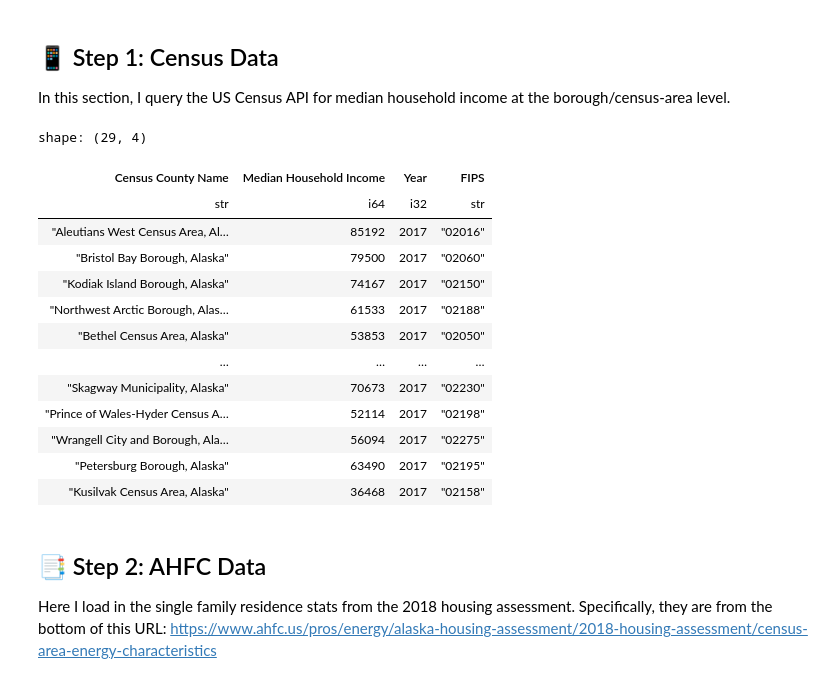
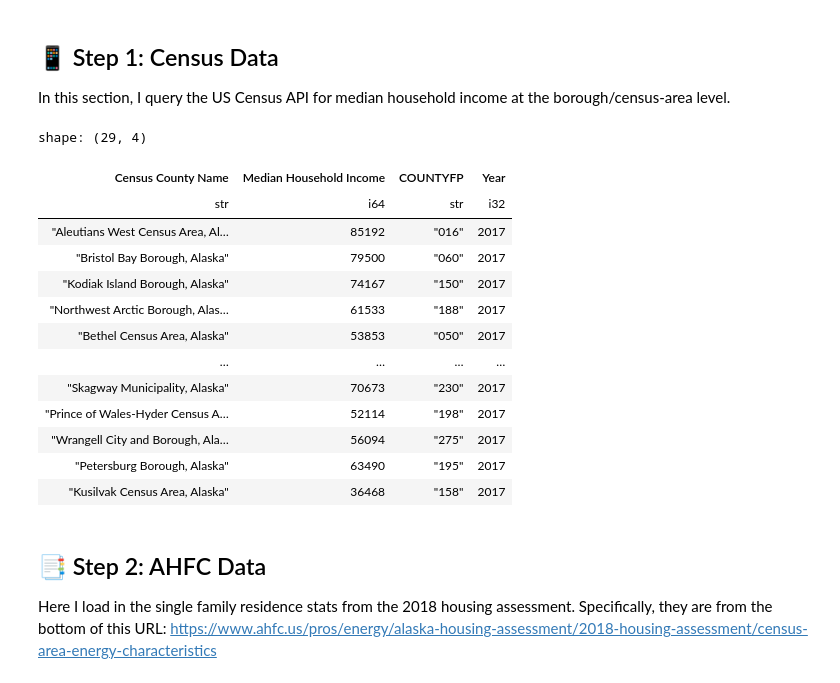
Before and after one commit to jikaczmarski/ak-energy-burden-mapping, a Jupyter notebook: energy_poverty_mapping.ipynb, the cells around one changed output. Saved outputs shown, nothing was run; the diff lists cells and outputs as text; code cells hidden in the pictures.

```diff
--- a/energy_poverty_mapping.ipynb
+++ b/energy_poverty_mapping.ipynb
@@ -46,33 +48,32 @@ query_url = f"{host_name}{year}{dataset}{g}{var}{location}{api_string}"
 # %%
 # Retrieve the data and format
 response = httpx.get(query_url)
 census_data = pl.DataFrame(response.json()).transpose()
 census_data = census_data.rename(census_data.head(1).to_dicts().pop()).slice(1)
 census_data = (
     census_data.with_columns(
         pl.lit(int(year)).alias("Year"),
-        pl.col("B19013_001E").cast(pl.Int64),
-        (pl.col("state") + pl.col("county")).alias("FIPS")
+        pl.col("B19013_001E").cast(pl.Int64)
     )
-    .rename({"B19013_001E": "Median Household Income", "NAME": "Census County Name"})
+    .rename({"B19013_001E": "Median Household Income", "NAME": "Census County Name", "county":"COUNTYFP"})
     .select(pl.col("*").exclude(["state", "county"]))
 )
 census_data
 # %% [output]
 shape: (29, 4)
-| Census County Name | Median Household Income | Year | FIPS |
-| str | i64 | i32 | str |
-| "Aleutians West Census Area, Al… | 85192 | 2017 | "02016" |
-| "Bristol Bay Borough, Alaska" | 79500 | 2017 | "02060" |
-| "Kodiak Island Borough, Alaska" | 74167 | 2017 | "02150" |
-| "Northwest Arctic Borough, Alas… | 61533 | 2017 | "02188" |
-| "Bethel Census Area, Alaska" | 53853 | 2017 | "02050" |
+| Census County Name | Median Household Income | COUNTYFP | Year |
+| str | i64 | str | i32 |
+| "Aleutians West Census Area, Al… | 85192 | "016" | 2017 |
+| "Bristol Bay Borough, Alaska" | 79500 | "060" | 2017 |
+| "Kodiak Island Borough, Alaska" | 74167 | "150" | 2017 |
+| "Northwest Arctic Borough, Alas… | 61533 | "188" | 2017 |
+| "Bethel Census Area, Alaska" | 53853 | "050" | 2017 |
 | … | … | … | … |
-| "Skagway Municipality, Alaska" | 70673 | 2017 | "02230" |
-| "Prince of Wales-Hyder Census A… | 52114 | 2017 | "02198" |
-| "Wrangell City and Borough, Ala… | 56094 | 2017 | "02275" |
-| "Petersburg Borough, Alaska" | 63490 | 2017 | "02195" |
-| "Kusilvak Census Area, Alaska" | 36468 | 2017 | "02158" |
+| "Skagway Municipality, Alaska" | 70673 | "230" | 2017 |
+| "Prince of Wales-Hyder Census A… | 52114 | "198" | 2017 |
+| "Wrangell City and Borough, Ala… | 56094 | "275" | 2017 |
+| "Petersburg Borough, Alaska" | 63490 | "195" | 2017 |
+| "Kusilvak Census Area, Alaska" | 36468 | "158" | 2017 |
 # %% [markdown]
 ## 📑 Step 2: AHFC Data
 
```
Also changed, not shown: parts of 5 cells of this notebook, 3 other files.
